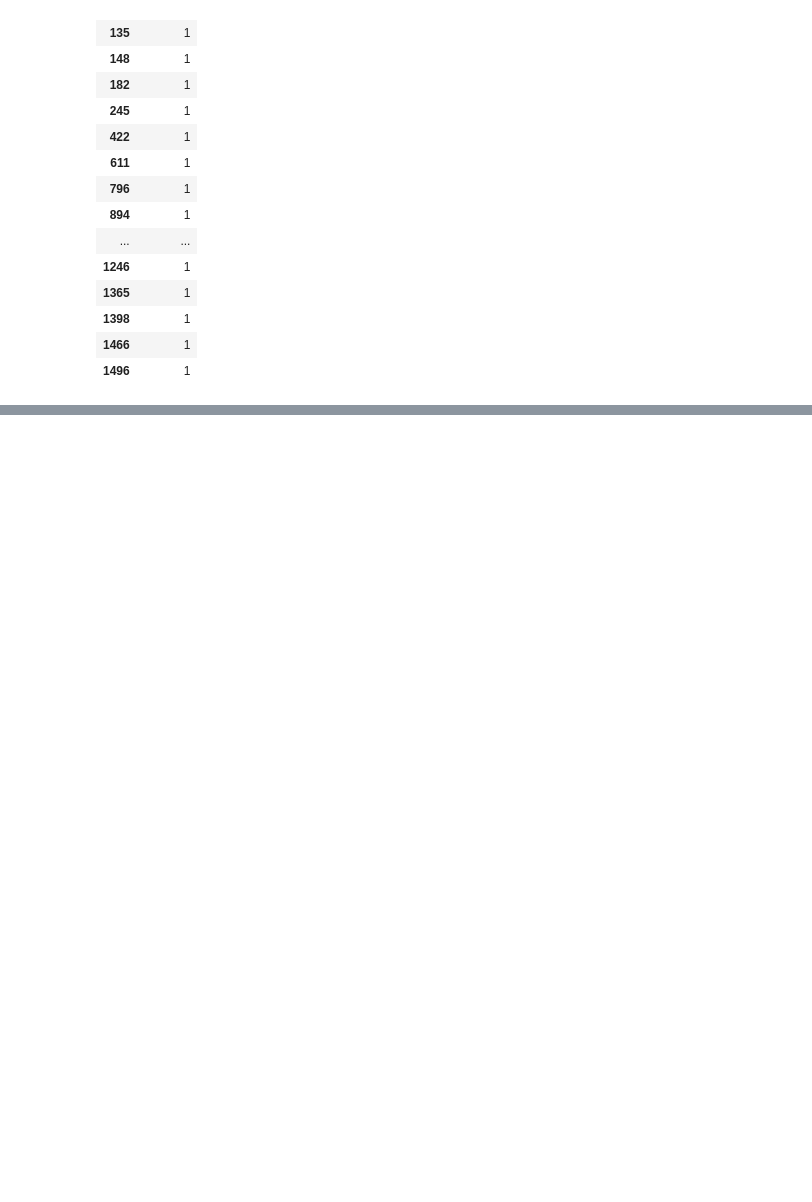
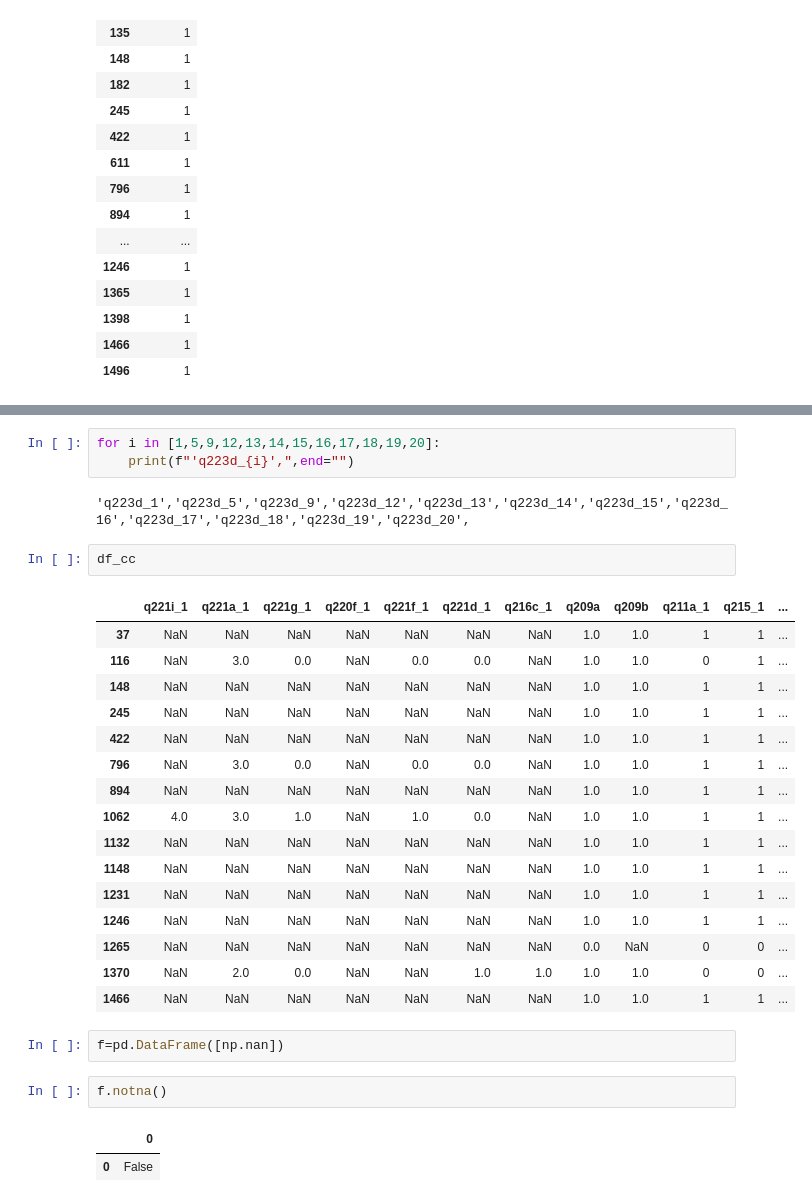
Before and after one commit to thatjohnguy/afidep-deep-learning-project, a Jupyter notebook: teamup_profile_generator.ipynb, the cells around one changed output, grey strips where cells are left out. Saved outputs shown, nothing was run; the diff lists cells and outputs as text; blank space fills up the shorter version.

```diff
--- a/teamup_profile_generator.ipynb
+++ b/teamup_profile_generator.ipynb
@@ -1267,0 +1444,31 @@ r[(r['q211a_1']==1) | (r['q211a_1']==1)][['q211a_1']]
+# %%
+for i in [1,5,9,12,13,14,15,16,17,18,19,20]:
+    print(f"'q223d_{i}',",end="")
+# %% [output]
+'q223d_1','q223d_5','q223d_9','q223d_12','q223d_13','q223d_14','q223d_15','q223d_16','q223d_17','q223d_18','q223d_19','q223d_20',
+# %%
+df_cc
+# %% [output]
+|  | q221i_1 | q221a_1 | q221g_1 | q220f_1 | q221f_1 | q221d_1 | q216c_1 | q209a | q209b | q211a_1 | q215_1 | ... |
+| 37 | NaN | NaN | NaN | NaN | NaN | NaN | NaN | 1.0 | 1.0 | 1 | 1 | ... |
+| 116 | NaN | 3.0 | 0.0 | NaN | 0.0 | 0.0 | NaN | 1.0 | 1.0 | 0 | 1 | ... |
+| 148 | NaN | NaN | NaN | NaN | NaN | NaN | NaN | 1.0 | 1.0 | 1 | 1 | ... |
+| 245 | NaN | NaN | NaN | NaN | NaN | NaN | NaN | 1.0 | 1.0 | 1 | 1 | ... |
+| 422 | NaN | NaN | NaN | NaN | NaN | NaN | NaN | 1.0 | 1.0 | 1 | 1 | ... |
+| 796 | NaN | 3.0 | 0.0 | NaN | 0.0 | 0.0 | NaN | 1.0 | 1.0 | 1 | 1 | ... |
+| 894 | NaN | NaN | NaN | NaN | NaN | NaN | NaN | 1.0 | 1.0 | 1 | 1 | ... |
+| 1062 | 4.0 | 3.0 | 1.0 | NaN | 1.0 | 0.0 | NaN | 1.0 | 1.0 | 1 | 1 | ... |
+| 1132 | NaN | NaN | NaN | NaN | NaN | NaN | NaN | 1.0 | 1.0 | 1 | 1 | ... |
+| 1148 | NaN | NaN | NaN | NaN | NaN | NaN | NaN | 1.0 | 1.0 | 1 | 1 | ... |
+| 1231 | NaN | NaN | NaN | NaN | NaN | NaN | NaN | 1.0 | 1.0 | 1 | 1 | ... |
+| 1246 | NaN | NaN | NaN | NaN | NaN | NaN | NaN | 1.0 | 1.0 | 1 | 1 | ... |
+| 1265 | NaN | NaN | NaN | NaN | NaN | NaN | NaN | 0.0 | NaN | 0 | 0 | ... |
+| 1370 | NaN | 2.0 | 0.0 | NaN | NaN | 1.0 | 1.0 | 1.0 | 1.0 | 0 | 0 | ... |
+| 1466 | NaN | NaN | NaN | NaN | NaN | NaN | NaN | 1.0 | 1.0 | 1 | 1 | ... |
+# %%
+f=pd.DataFrame([np.nan])
+# %%
+f.notna()
+# %% [output]
+|  | 0 |
+| 0 | False |
```
Also changed, not shown: parts of 59 cells of this notebook.
